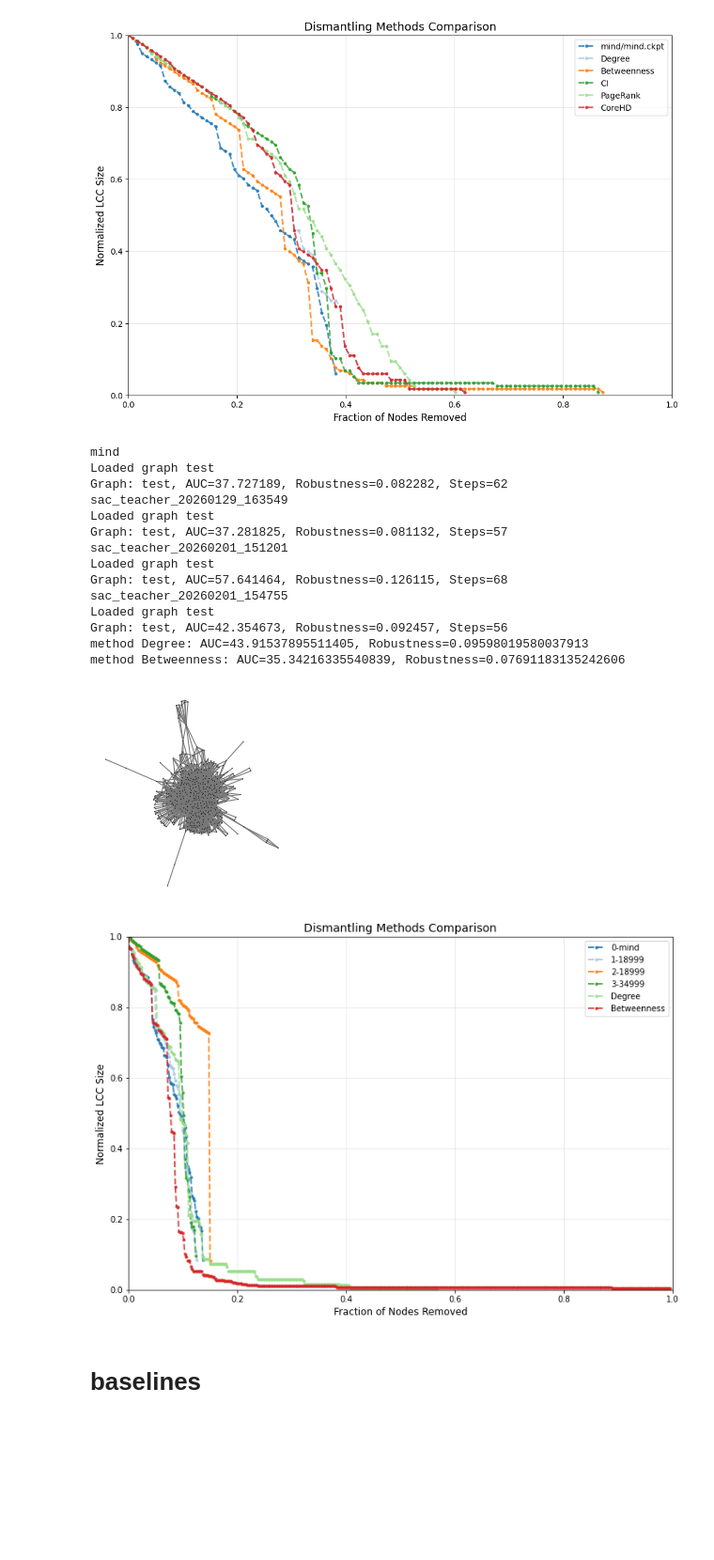
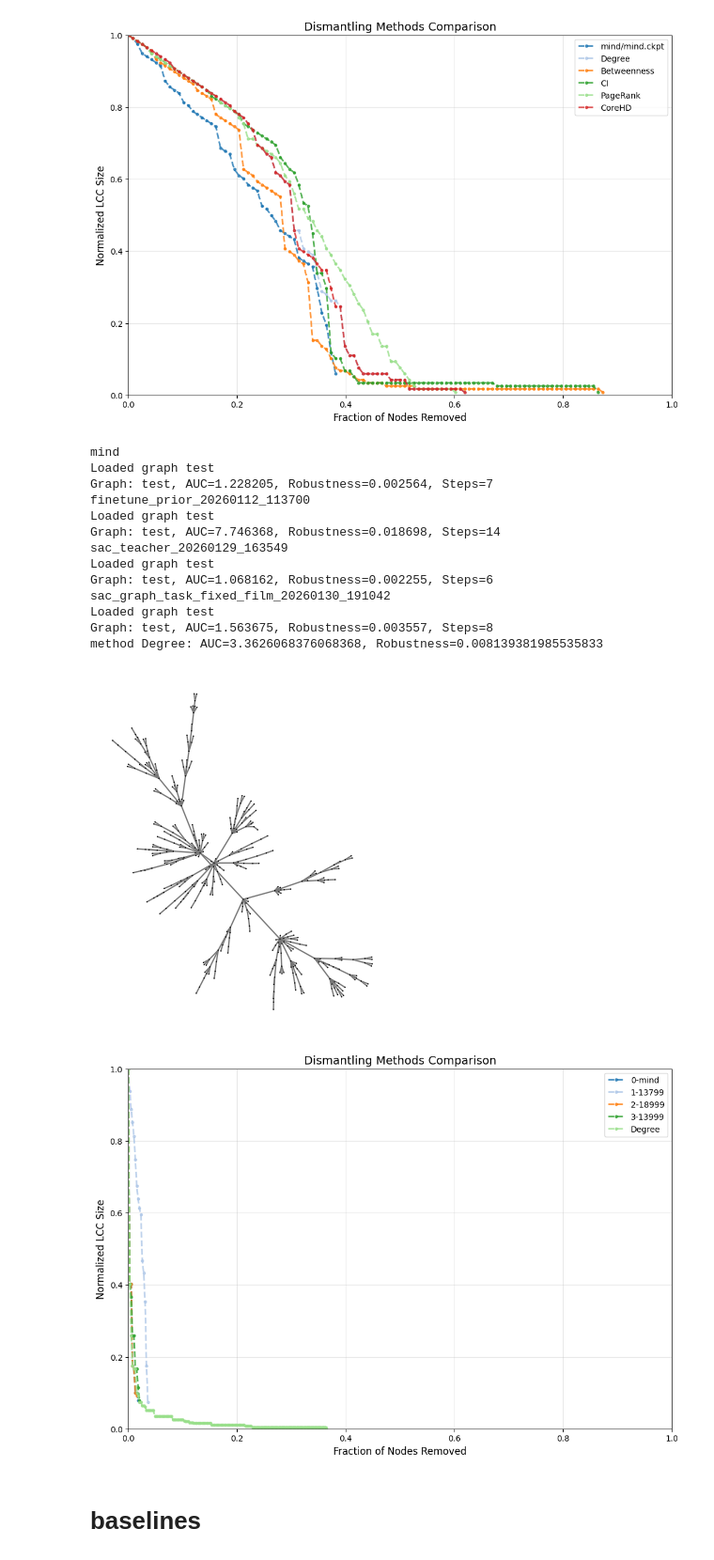
Before and after one commit to Rich-Chaw/MIND-ND, a Jupyter notebook: baseline.ipynb, the cells around one changed output. Shown at 94% size. Cells and saved outputs as stored; diff of their text form; code cells hidden in the pictures; blank space fills up the shorter version.

```diff
--- a/baseline.ipynb
+++ b/baseline.ipynb
@@ -61,8 +67,7 @@ G = load_g("graphs/simple/simple_100.pkl",name="test")
 test_auc, test_robustness, test_removals = mind_wrapper(
     G,
     # ckpt_pth = 'saved/mind/mind.ckpt',
-    # ckpt_pth= 'saved/hgnn_v4/sac_graph_task_fixed_film_20260130_191042/13999.ckpt',
-    ckpt_pth = 'saved/hgnn_v4/sac_teacher_betweenness_20260201_151201/40999.ckpt',
+    ckpt_pth= 'saved/hgnn_v4/sac_graph_task_frozen_film_20260130_191042/13999.ckpt',
     step_ratio = 0
 )
 
@@ -176,7 +181,7 @@ g = SBM(120,p_in=0.12,p_out=0.007,num_blocks=3)
 # g = WS(80, k=8, p=0.5)
 # g = barbell(120,p_in=0.1,path_len=3,type="ER")
 # g = ER(80,0.2)
-g = BA(160,m=5)
+# g = BA(160,m=5)
 
 g['name'] = 'test'
 g = g.subgraph(max(g.connected_components(), key=len))
@@ -203,10 +208,10 @@ compare_mind_ckpts = [
                     # "saved/mind/finetune_prior_20260112_113700/13799.ckpt",
                     # "saved/hgnn_v2/finetune_prior_20260120_200915/19999.ckpt",
                     # "saved/mind/finetune_prior_20260121_113317/19999.ckpt",
-                    # "saved/hgnn_v3/finetune_prior_20260121_203959/17399.ckpt",
+                    "saved/hgnn_v3/finetune_prior_20260121_203959/17399.ckpt",
                     "saved/hgnn_v3/sac_teacher_20260129_163549/18999.ckpt",
-                    'saved/hgnn_v4/sac_teacher_20260201_151201/18999.ckpt',
-                    'saved/hgnn_v4/sac_teacher_20260201_154755/34999.ckpt',
+                    "saved/hgnn_v4/sac_graph_task_ewc_film_20260201_230504/14999.ckpt",
+                    "saved/hgnn_v4/sac_graph_task_frozen_film_20260130_191042/13999.ckpt",
                     ]
 
 for idx, ckpt_pth in enumerate(compare_mind_ckpts):
@@ -324,17 +332,16 @@ from utils.common import load_g
 from utils.plot import plot_graph
 
 g_name = 'test'
-# g = load_g(f'graphs/real/FINDER/Crime.pkl',name=g_name)
-# g = load_g(f'graphs/real/FINDER/Digg.pkl',name=g_name)
+g = load_g(f'graphs/real/FINDER/Crime.pkl',name=g_name)
+g = load_g(f'graphs/real/FINDER/Digg.pkl',name=g_name)
 g = load_g(f'graphs/real/bio/arenas-meta.pkl',name=g_name)
-# g = load_g(f'graphs/real/bio/maayan-Stelzl.pkl',name=g_name)
+g = load_g(f'graphs/real/bio/maayan-Stelzl.pkl',name=g_name)
 # g = load_g(f'graphs/real/bio/maayan-figeys.pkl',name=g_name)
-# g = load_g(f'graphs/real/information/subelj_jdk_jdk.pkl',name=g_name)
-# g = load_g(f'graphs/real/tech/gridkit-north_america.pkl',name=g_name)
+g = load_g(f'graphs/real/information/subelj_jdk_jdk.pkl',name=g_name)
 # g = load_g(f'graphs/real/tech/gridkit-north_america.pkl',name=g_name)
 
-# # g = load_g(f'graphs/train/100_200_RGG_rw_2000/00008.pkl',name=g_name)
-# g = load_g(f'graphs/valid/valid/00001_BA.pkl',name=g_name)
+# g = load_g(f'graphs/train/100_200_RGG_rw_2000/00008.pkl',name=g_name)
+g = load_g(f'graphs/valid/valid/00001_BA.pkl',name=g_name)
 # g = ig.Graph.GRG(n=500, radius=0.13)
 # g['name'] = g_name
 
@@ -360,49 +367,46 @@ compare_mind_ckpts = [
                     # "saved/finetune_20251231_172949/13999.ckpt",
                     # "saved/finetune_20260101_131746/6199.ckpt",
                     # "saved/finetune_prior_20260110_214344/13199.ckpt",
-                    # "saved/mind/finetune_prior_20260112_113700/13799.ckpt",
+                    "saved/mind/finetune_prior_20260112_113700/13799.ckpt",
                     "saved/hgnn_v3/sac_teacher_20260129_163549/18999.ckpt",
-                    # 'saved/hgnn_v4/sac_graph_task_fixed_film_20260130_191042/13999.ckpt'
-                    'saved/hgnn_v4/sac_teacher_20260201_151201/18999.ckpt',
-                    'saved/hgnn_v4/sac_teacher_20260201_154755/34999.ckpt',
+                    'saved/hgnn_v4/sac_graph_task_fixed_film_20260130_191042/13999.ckpt'
                     ]
 
 for idx, ckpt_pth in enumerate(compare_mind_ckpts):
     gnn = ckpt_pth.split("/")[1]
     _, _, test_removals  = mind_wrapper(g,step_ratio=0.0,ckpt_pth=ckpt_pth)
     method_name = str(idx)+ '-' + os.path.basename(ckpt_pth).replace('.ckpt', '')
     all_results[method_name] = test_removals
 
 from baseline import baseline_dismantling,METHODS
 methods = {
     # "Spectral":METHODS['Spectral'],
     "Degree":METHODS['Degree'],
-    "Betweenness":METHODS['Betweenness'],
+    # "Betweenness":METHODS['Betweenness'],
     # "CI": METHODS['CI'],
     # 'FINDER':METHODS['FINDER']
 }
 baseline_results = baseline_dismantling(g,methods,visualize=False)
 all_results.update(baseline_results)
 
 from visualize_dismantling import visualize_multiple_curve
 visualize_multiple_curve(g,all_results)
 # %% [output]
 mind
 Loaded graph test
-Graph: test, AUC=37.727189, Robustness=0.082282, Steps=62
+Graph: test, AUC=1.228205, Robustness=0.002564, Steps=7
+finetune_prior_20260112_113700
+Loaded graph test
+Graph: test, AUC=7.746368, Robustness=0.018698, Steps=14
 sac_teacher_20260129_163549
 Loaded graph test
-Graph: test, AUC=37.281825, Robustness=0.081132, Steps=57
-sac_teacher_20260201_151201
+Graph: test, AUC=1.068162, Robustness=0.002255, Steps=6
+sac_graph_task_fixed_film_20260130_191042
 Loaded graph test
-Graph: test, AUC=57.641464, Robustness=0.126115, Steps=68
-sac_teacher_20260201_154755
-Loaded graph test
-Graph: test, AUC=42.354673, Robustness=0.092457, Steps=56
-method Degree: AUC=43.91537895511405, Robustness=0.09598019580037913
-method Betweenness: AUC=35.34216335540839, Robustness=0.07691183135242606
+Graph: test, AUC=1.563675, Robustness=0.003557, Steps=8
+method Degree: AUC=3.3626068376068368, Robustness=0.008139381985535833
-[figure, old version]
+[figure, new version]
-[figure, old version]
+[figure, new version]
 # %% [markdown]
 # baselines
 # %%
```
Also changed, not shown: parts of 3 cells of this notebook, 19 other files.
